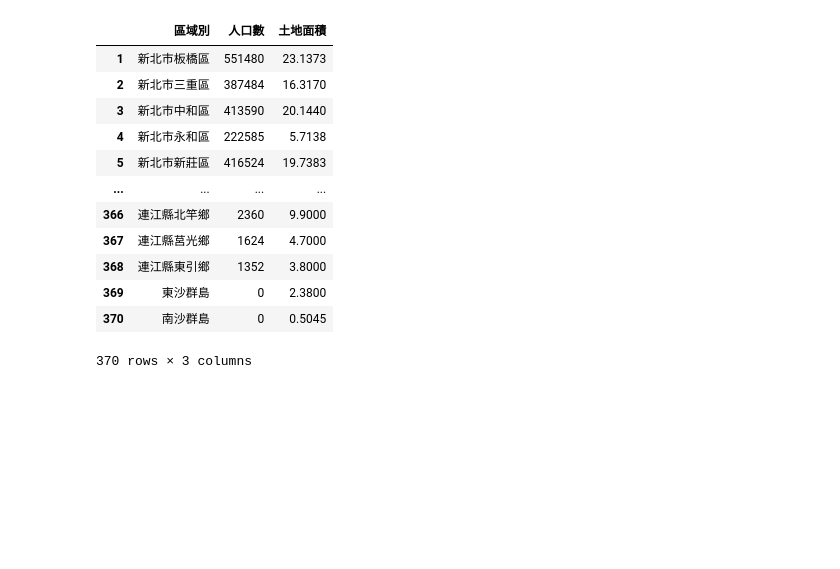
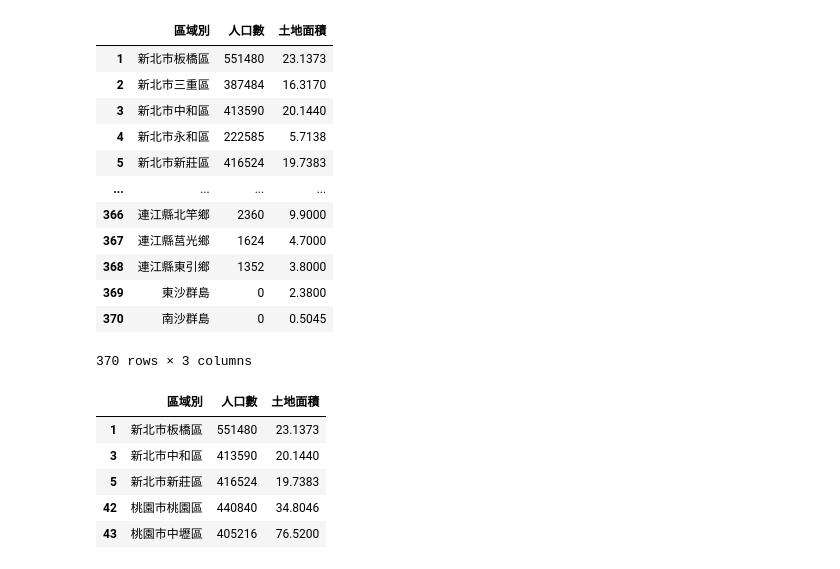
Before and after one commit to SYH05129/python_class_2023_07_23, a Jupyter notebook: lesson18_3.ipynb, the cells around one changed output. Saved outputs shown, nothing was run; the diff lists cells and outputs as text; code cells hidden in the pictures; blank space fills up the shorter version.

```diff
--- a/lesson18_3.ipynb
+++ b/lesson18_3.ipynb
@@ -169,3 +169,12 @@ memory usage: 8.8+ KB
 | 369 | 東沙群島 | 0 | 2.3800 |
 | 370 | 南沙群島 | 0 | 0.5045 |
 370 rows × 3 columns
+# %%
+df4.query('人口數>400000')
+# %% [output]
+|  | 區域別 | 人口數 | 土地面積 |
+| 1 | 新北市板橋區 | 551480 | 23.1373 |
+| 3 | 新北市中和區 | 413590 | 20.1440 |
+| 5 | 新北市新莊區 | 416524 | 19.7383 |
+| 42 | 桃園市桃園區 | 440840 | 34.8046 |
+| 43 | 桃園市中壢區 | 405216 | 76.5200 |
```
